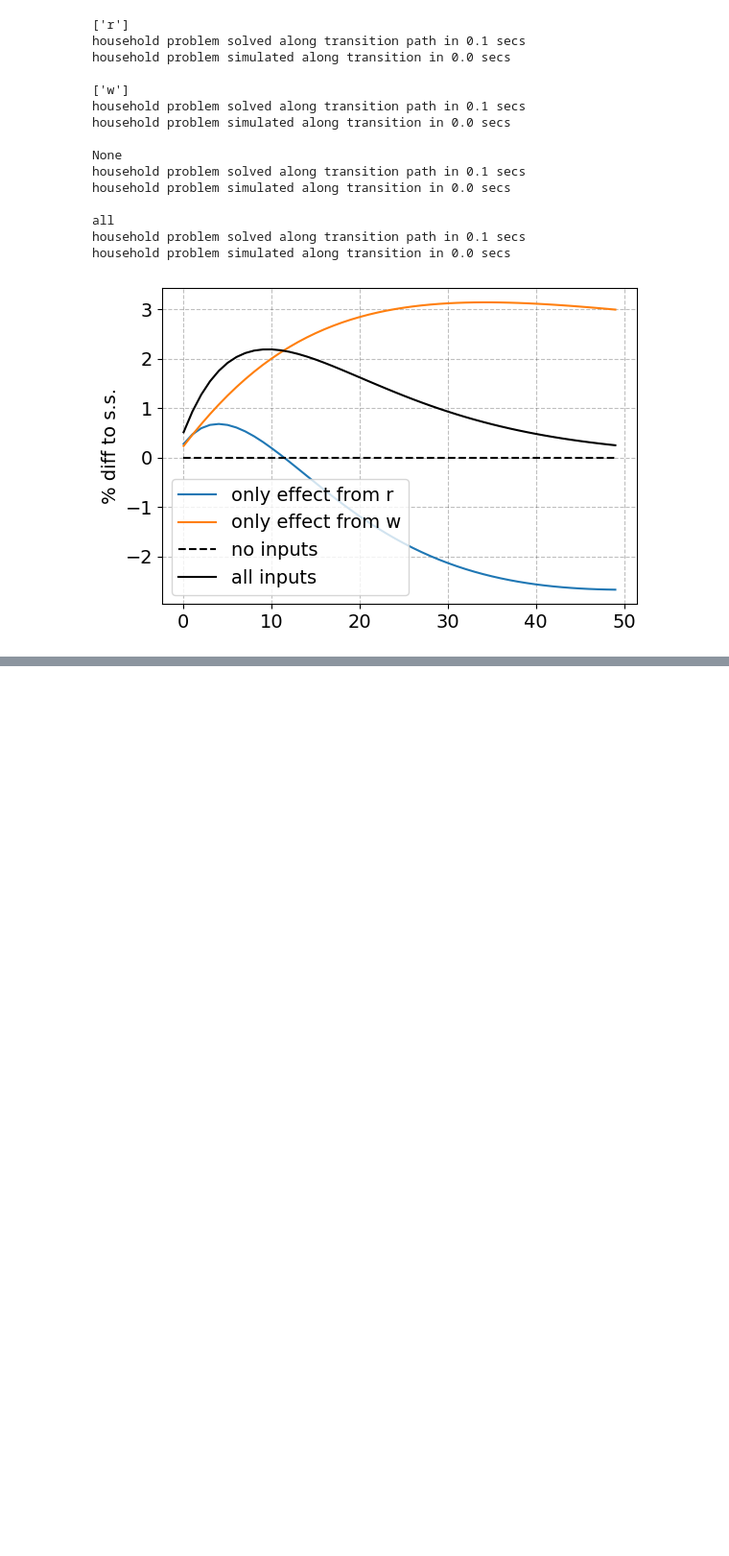
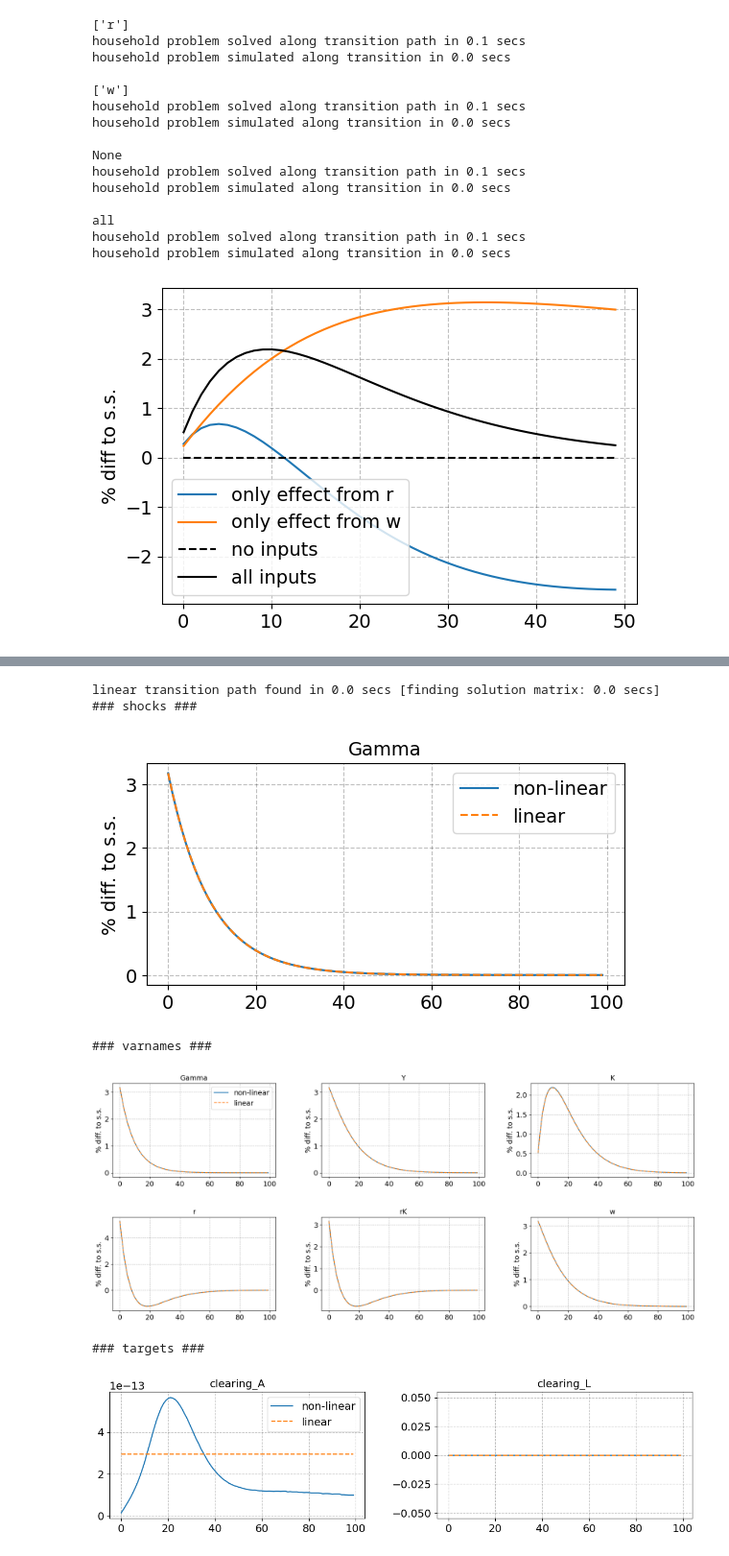
Before and after one commit to NumEconCopenhagen/AdvMacroHet, a Jupyter notebook: 05-06-Transition-Path/HANC-example/HANC.ipynb, the cells around one changed output, grey strips where cells are left out. Shown at 96% size. Saved outputs shown, nothing was run; the diff lists cells and outputs as text; code cells hidden in the pictures; blank space fills up the shorter version.

Commit message:
Updated slides transition

```diff
--- a/05-06-Transition-Path/HANC-example/HANC.ipynb
+++ b/05-06-Transition-Path/HANC-example/HANC.ipynb
@@ -349,0 +402,12 @@ household problem simulated along transition in 0.0 secs
+# %%
+
+model.find_IRFs(shocks=['Gamma'],do_print=True)
+model.show_IRFs(paths,ncols=3,T_max=100,do_linear=True)
+# %% [output]
+linear transition path found in 0.0 secs [finding solution matrix: 0.0 secs]
+### shocks ###
+[figure, added]
+### varnames ###
+[figure, added]
+### targets ###
+[figure, added]
```
Also changed, not shown: parts of 18 cells of this notebook, 7 other files.
